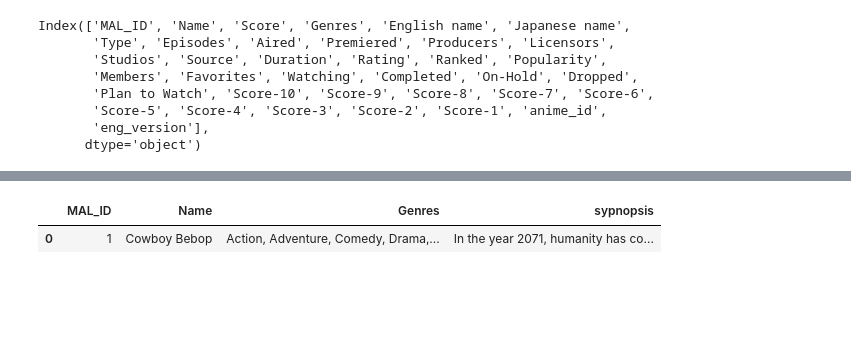
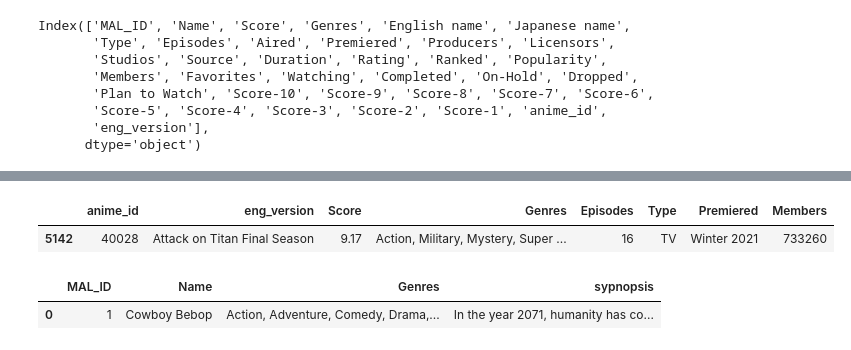
Before and after one commit to pranabmir/ProjAnimeRecommenderEngine, a Jupyter notebook: notebooks/experiments.ipynb, the cells around one changed output, grey strips where cells are left out. Drawn from its saved outputs; the diff is of its cells as text; code cells hidden in the pictures; blank space fills up the shorter version.

```diff
--- a/notebooks/experiments.ipynb
+++ b/notebooks/experiments.ipynb
@@ -286,7 +286,8 @@ Index(['MAL_ID', 'Name', 'Score', 'Genres', 'English name', 'Japanese name',
        'eng_version'],
       dtype='object')
 # %%
-def getAnimeFrame(anime,df):
+def getAnimeFrame(anime,path_df):
+    df = pd.read_csv(path_df)
     if isinstance(anime,int):
         return df[df.anime_id == anime]
     if isinstance(anime,str):
@@ -300,3 +295,9 @@ getAnimeFrame(40028 , df_anime)
+# %%
+from config.path_config import *
+getAnimeFrame(40028 , f'../{ANIME_DF}')
+# %% [output]
+|  | anime_id | eng_version | Score | Genres | Episodes | Type | Premiered | Members |
+| 5142 | 40028 | Attack on Titan Final Season | 9.17 | Action, Military, Mystery, Super ... | 16 | TV | Winter 2021 | 733260 |
 # %%
 #animer with synopsis csv
 cols = ["MAL_ID","Name","Genres","sypnopsis"]
```
Also changed, not shown: parts of 1 cell of this notebook, 1 other file.
